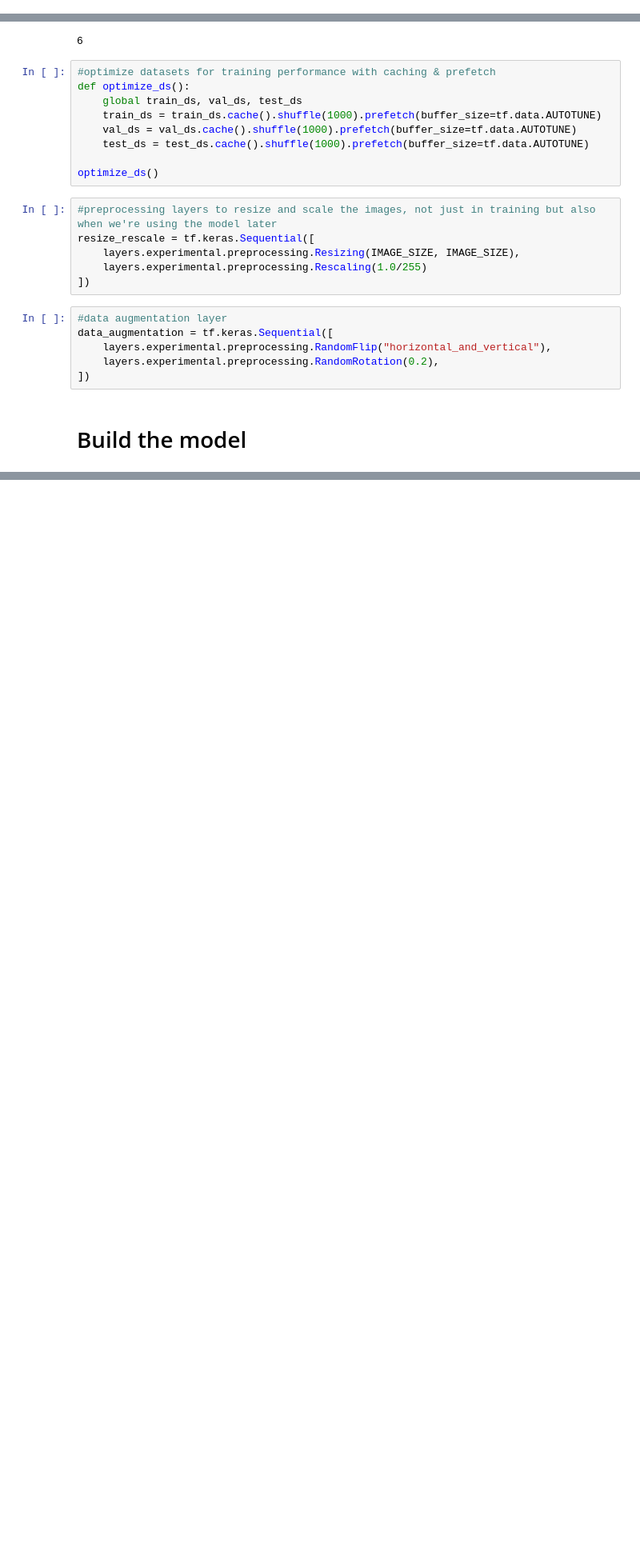
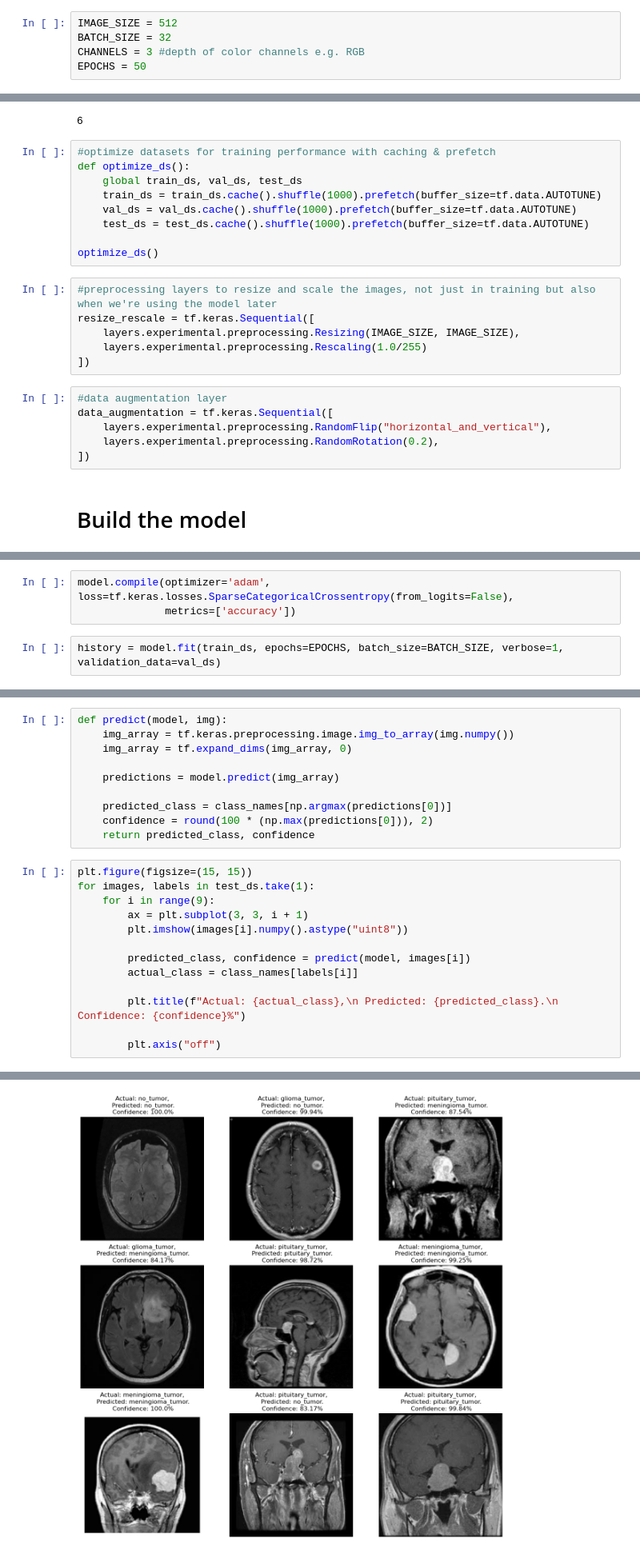
Before and after one commit to irenehng/brain-tumor-classifier, a Jupyter notebook: train.py.ipynb, the cells around one changed output, grey strips where cells are left out. Shown at 80% size. Saved outputs shown, nothing was run; the diff lists cells and outputs as text; blank space fills up the shorter version.

Commit message:
trained model 1

```diff
--- a/train.py.ipynb
+++ b/train.py.ipynb
@@ -30,3 +28,8 @@ BATCH_SIZE = 32
+# %%
+IMAGE_SIZE = 512
+BATCH_SIZE = 32
+CHANNELS = 3 #depth of color channels e.g. RGB
+EPOCHS = 50
 # %%
 train_ds = tf.keras.preprocessing.image_dataset_from_directory("data/train", shuffle=True,
                                                                image_size=(IMAGE_SIZE, IMAGE_SIZE), batch_size=BATCH_SIZE)
@@ -97,0 +126,5 @@ data_augmentation = tf.keras.Sequential([
+# %%
+model.compile(optimizer='adam', loss=tf.keras.losses.SparseCategoricalCrossentropy(from_logits=False),
+              metrics=['accuracy'])
+# %%
+history = model.fit(train_ds, epochs=EPOCHS, batch_size=BATCH_SIZE, verbose=1, validation_data=val_ds)
@@ -97,0 +145,24 @@ data_augmentation = tf.keras.Sequential([
+# %%
+def predict(model, img):
+    img_array = tf.keras.preprocessing.image.img_to_array(img.numpy())
+    img_array = tf.expand_dims(img_array, 0)
+
+    predictions = model.predict(img_array)
+
+    predicted_class = class_names[np.argmax(predictions[0])]
+    confidence = round(100 * (np.max(predictions[0])), 2)
+    return predicted_class, confidence
+# %%
+plt.figure(figsize=(15, 15))
+for images, labels in test_ds.take(1):
+    for i in range(9):
+        ax = plt.subplot(3, 3, i + 1)
+        plt.imshow(images[i].numpy().astype("uint8"))
+
+        predicted_class, confidence = predict(model, images[i])
+        actual_class = class_names[labels[i]]
+
+        plt.title(f"Actual: {actual_class},\n Predicted: {predicted_class}.\n Confidence: {confidence}%")
+
+        plt.axis("off")
+# %% [output]
@@ -97,0 +178 @@ data_augmentation = tf.keras.Sequential([
+[figure, added]
```
Also changed, not shown: parts of 11 cells of this notebook, 5 other files.
